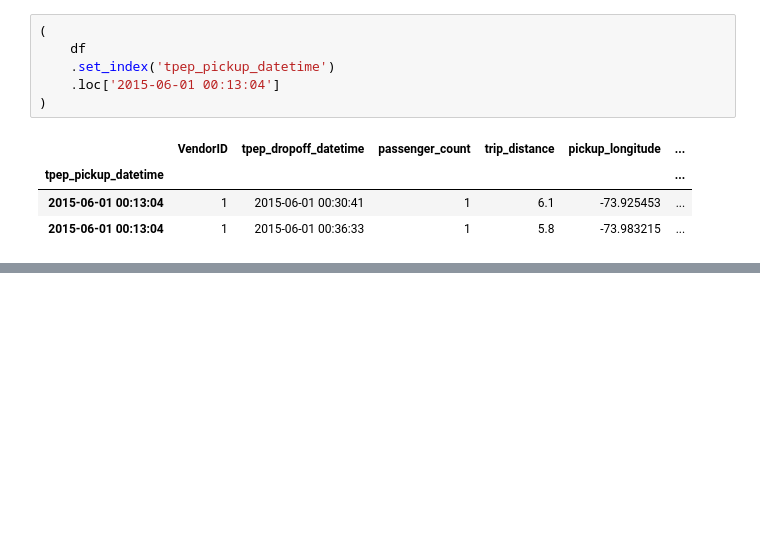
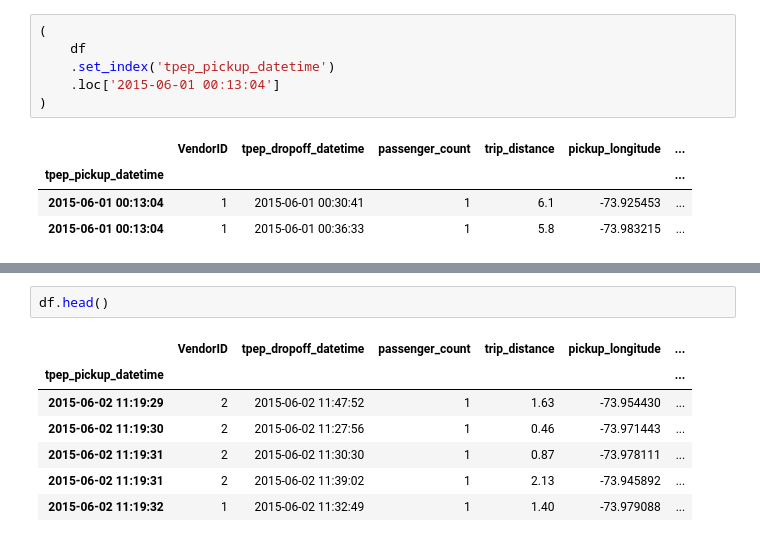
Before and after one commit to reuven/apple-2025-02February-pandas, a Jupyter notebook: 2025-03March-11.ipynb, the cells around one changed output, grey strips where cells are left out. Drawn from its saved outputs; the diff is of its cells as text; blank space fills up the shorter version.

```diff
--- a/2025-03March-11.ipynb
+++ b/2025-03March-11.ipynb
@@ -74,0 +123,10 @@ df
+# %%
+df.head()
+# %% [output]
+|  | VendorID | tpep_dropoff_datetime | passenger_count | trip_distance | pickup_longitude | ... |
+| tpep_pickup_datetime |  |  |  |  |  | ... |
+| 2015-06-02 11:19:29 | 2 | 2015-06-02 11:47:52 | 1 | 1.63 | -73.954430 | ... |
+| 2015-06-02 11:19:30 | 2 | 2015-06-02 11:27:56 | 1 | 0.46 | -73.971443 | ... |
+| 2015-06-02 11:19:31 | 2 | 2015-06-02 11:30:30 | 1 | 0.87 | -73.978111 | ... |
+| 2015-06-02 11:19:31 | 2 | 2015-06-02 11:39:02 | 1 | 2.13 | -73.945892 | ... |
+| 2015-06-02 11:19:32 | 1 | 2015-06-02 11:32:49 | 1 | 1.40 | -73.979088 | ... |
```
Also changed, not shown: parts of 3 cells of this notebook.
